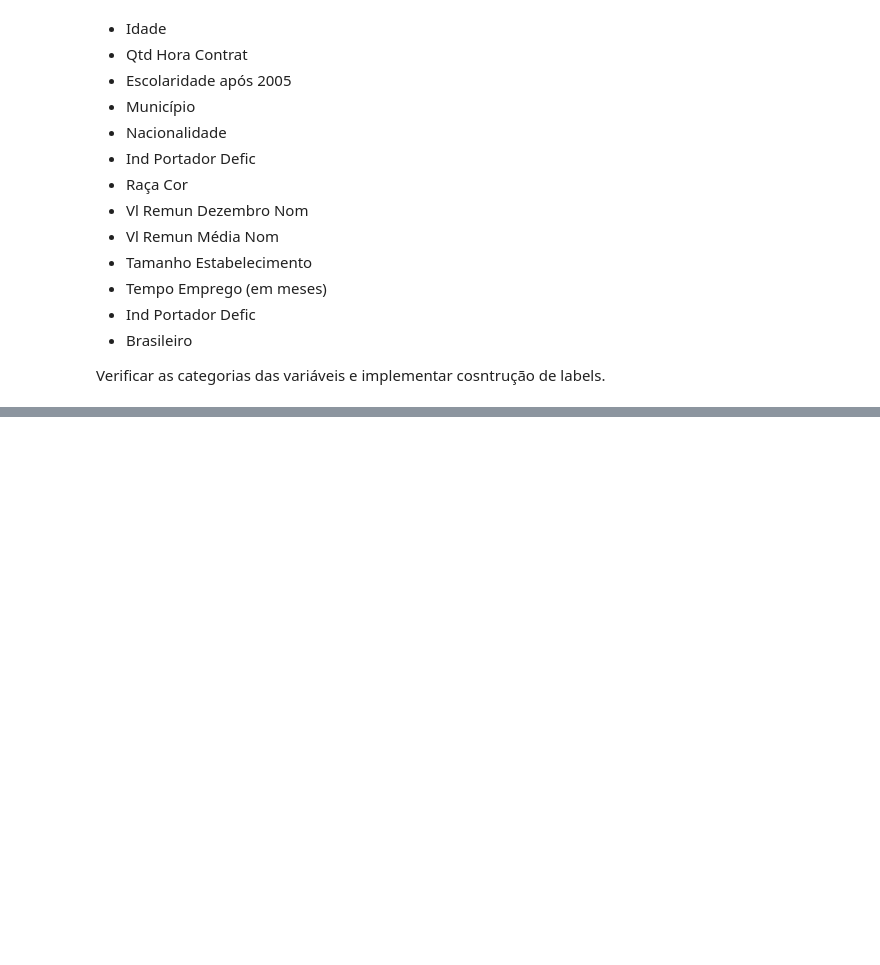
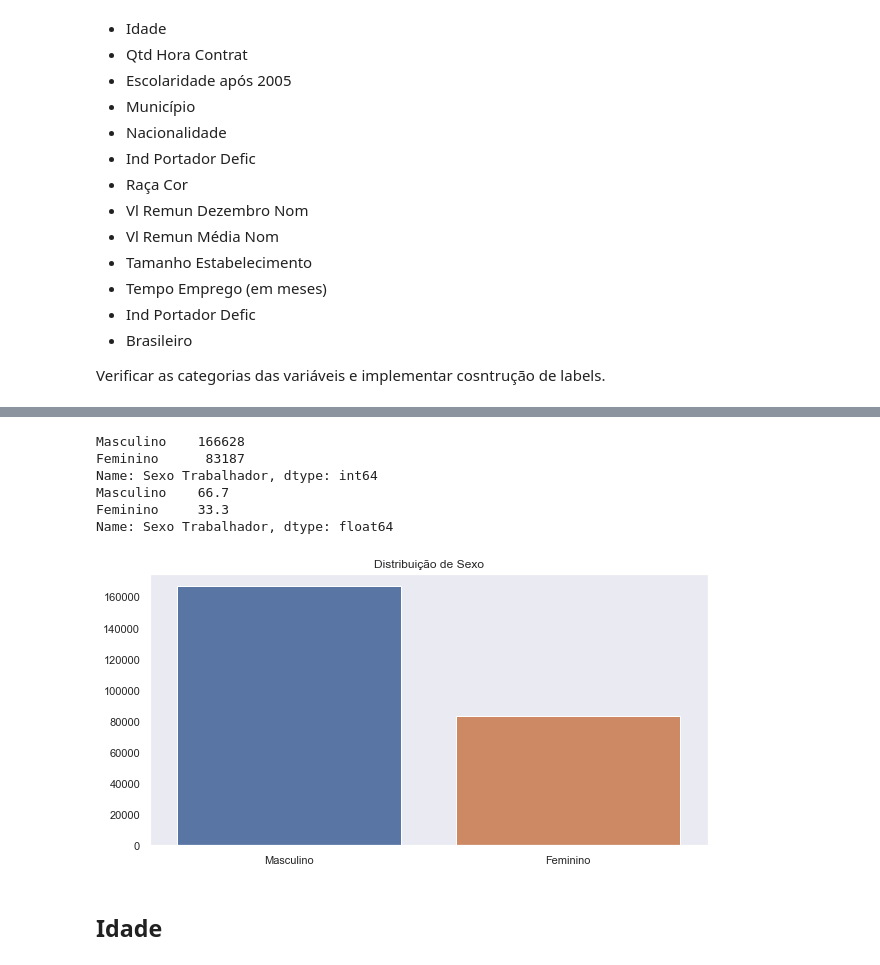
Before and after one commit to neylsoncrepalde/diversidade_mercado_ia, a Jupyter notebook: src/exploratoria.ipynb, the cells around one changed output, grey strips where cells are left out. Saved outputs shown, nothing was run; the diff lists cells and outputs as text; code cells hidden in the pictures; blank space fills up the shorter version.

```diff
--- a/src/exploratoria.ipynb
+++ b/src/exploratoria.ipynb
@@ -67,6 +72,6 @@ sul['Escolaridade após 2005'].value_counts()
 Name: Escolaridade após 2005, dtype: int64
 # %%
 # Coloca label em sexo
-sul.loc[sul['Sexo Trabalhador'] == 1, 'Sexo Trabalhador'] = "M"
-sul.loc[sul['Sexo Trabalhador'] == 2, 'Sexo Trabalhador'] = "F"
+sud.loc[sud['Sexo Trabalhador'] == 1, 'Sexo Trabalhador'] = "Masculino"
+sud.loc[sud['Sexo Trabalhador'] == 2, 'Sexo Trabalhador'] = "Feminino"
 # %%
@@ -77,13 +82,13 @@ F     83188
 Name: Sexo Trabalhador, dtype: int64
 # %%
 # Filtra apenas quem Raça Cor não é 99
-sul = sul.loc[sul["Raça Cor"] != 99,:]
+sud = sud.loc[sud["Raça Cor"] != 99,:]
 # %%
 # Coloca label em raça
-sul.loc[sul["Raça Cor"] == 1, 'Raça Cor'] = "Indígena"
-sul.loc[sul["Raça Cor"] == 2, 'Raça Cor'] = "Branca"
-sul.loc[sul["Raça Cor"] == 4, 'Raça Cor'] = "Preta"
-sul.loc[sul["Raça Cor"] == 6, 'Raça Cor'] = "Amarela"
-sul.loc[sul["Raça Cor"] == 8, 'Raça Cor'] = "Parda"
-sul.loc[sul["Raça Cor"] == 9, 'Raça Cor'] = "Não identificada"
+sud.loc[sud["Raça Cor"] == 1, 'Raça Cor'] = "Indígena"
+sud.loc[sud["Raça Cor"] == 2, 'Raça Cor'] = "Branca"
+sud.loc[sud["Raça Cor"] == 4, 'Raça Cor'] = "Preta"
+sud.loc[sud["Raça Cor"] == 6, 'Raça Cor'] = "Amarela"
+sud.loc[sud["Raça Cor"] == 8, 'Raça Cor'] = "Parda"
+sud.loc[sud["Raça Cor"] == 9, 'Raça Cor'] = "Não identificada"
 # %%
@@ -97,5 +102,5 @@ Amarela               3829
 Indígena               687
 Name: Raça Cor, dtype: int64
 # %%
-sul['Brasileiro'] = sul['Nacionalidade'].apply(lambda x: 1 if (x == 10) else 0)
+sud['Brasileiro'] = sud['Nacionalidade'].apply(lambda x: 1 if (x == 10) else 0)
 # %%
@@ -240,0 +189,24 @@ sul.groupby("Sexo Trabalhador").agg({"Vl Remun Média Nom": "mean"})
+# %%
+print(sud['Sexo Trabalhador'].value_counts())
+print(((sud['Sexo Trabalhador'].value_counts() / sud.shape[0] )*100).round(2))
+
+# Gráfico
+sns.set(style="dark")
+
+plt.figure(figsize=(10,5))
+sns.countplot("Sexo Trabalhador", data=sud)
+plt.title("Distribuição de Sexo")
+plt.ylabel("")
+plt.xlabel("")
+plt.xticks([0,1],["Masculino", "Feminino"])
+plt.show()
+# %% [output]
+Masculino    166628
+Feminino      83187
+Name: Sexo Trabalhador, dtype: int64
+Masculino    66.7
+Feminino     33.3
+Name: Sexo Trabalhador, dtype: float64
+[figure, added]
+# %% [markdown]
+## Idade
```
Also changed, not shown: parts of 70 cells of this notebook.
